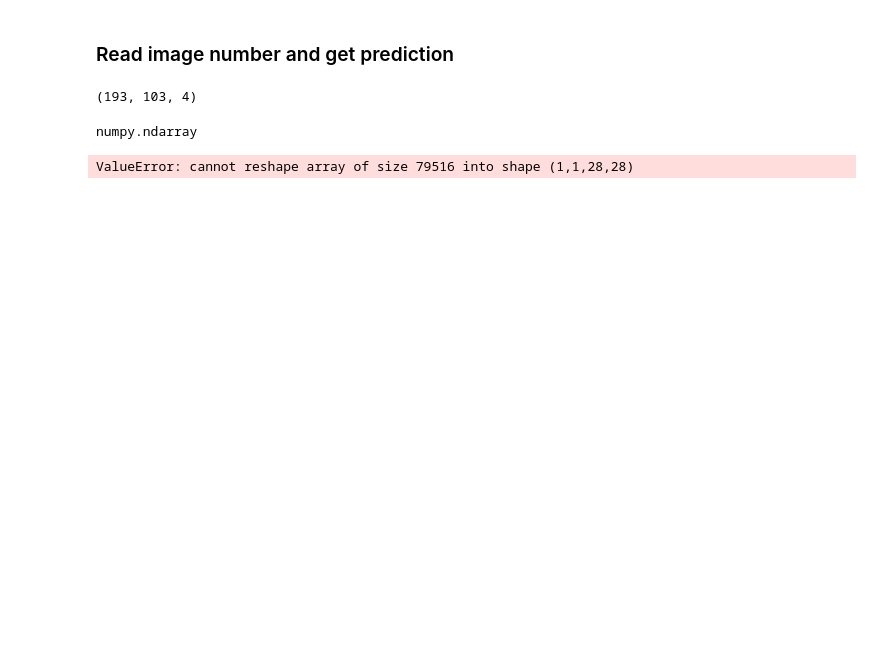
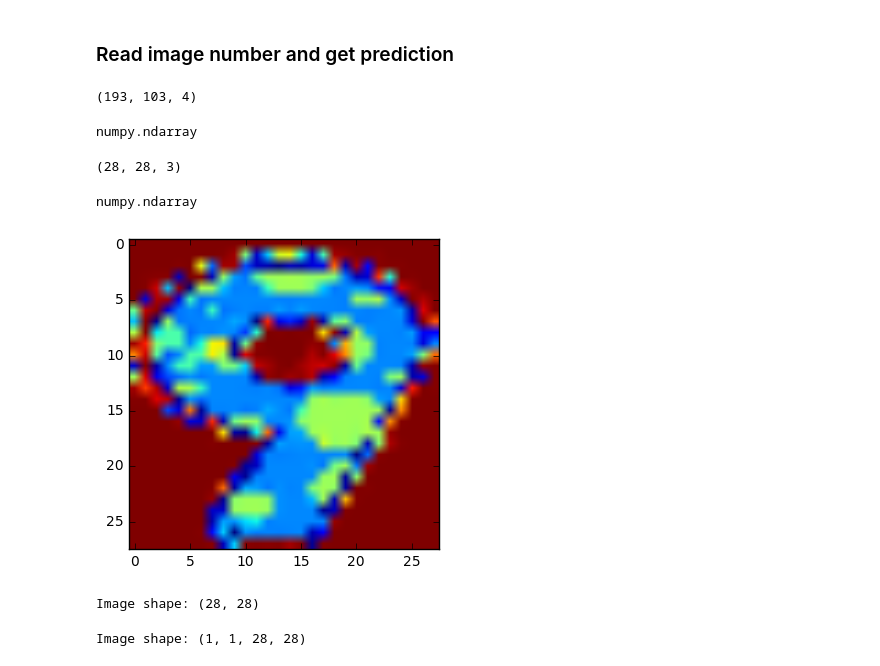
Before and after one commit to hamzafar/deep_learning_by_Google, a Jupyter notebook: project/identify numbers.ipynb, the cells around one changed output. Drawn from its saved outputs; the diff is of its cells as text; code cells hidden in the pictures; blank space fills up the shorter version.

```diff
--- a/project/identify numbers.ipynb
+++ b/project/identify numbers.ipynb
@@ -47,6 +47,4 @@ type(img_data)
 (193, 103, 4)
 numpy.ndarray
 # %%
-img_data.reshape(1, 1, 28, 28).astype('float32')
+# img_data.reshape(1, 1, 28, 28).astype('float32')
-# %% [output]
-ValueError: cannot reshape array of size 79516 into shape (1,1,28,28)
@@ -52,0 +53,25 @@ ValueError: cannot reshape array of size 79516 into shape (1,1,28,28)
+# %%
+img_path = 'D:/deepL_google/project/numbres data/9_0.png'
+img = image.load_img(img_path, target_size=(28, 28))
+img_data = image.img_to_array(img)
+img_data = img_data/255.0
+# %%
+print(img_data.shape)
+type(img_data)
+# %% [output]
+(28, 28, 3)
+numpy.ndarray
+# %%
+x = img_data[:,:,1]
+# %%
+plt.imshow(x)
+plt.show()
+print('Image shape:',x.shape)
+# %% [output]
+[figure, added]
+Image shape: (28, 28)
+# %%
+x= x.reshape(1,1, 28, 28).astype('float32')
+print('Image shape:',x.shape)
+# %% [output]
+Image shape: (1, 1, 28, 28)
```
Also changed, not shown: parts of 4 cells of this notebook.
